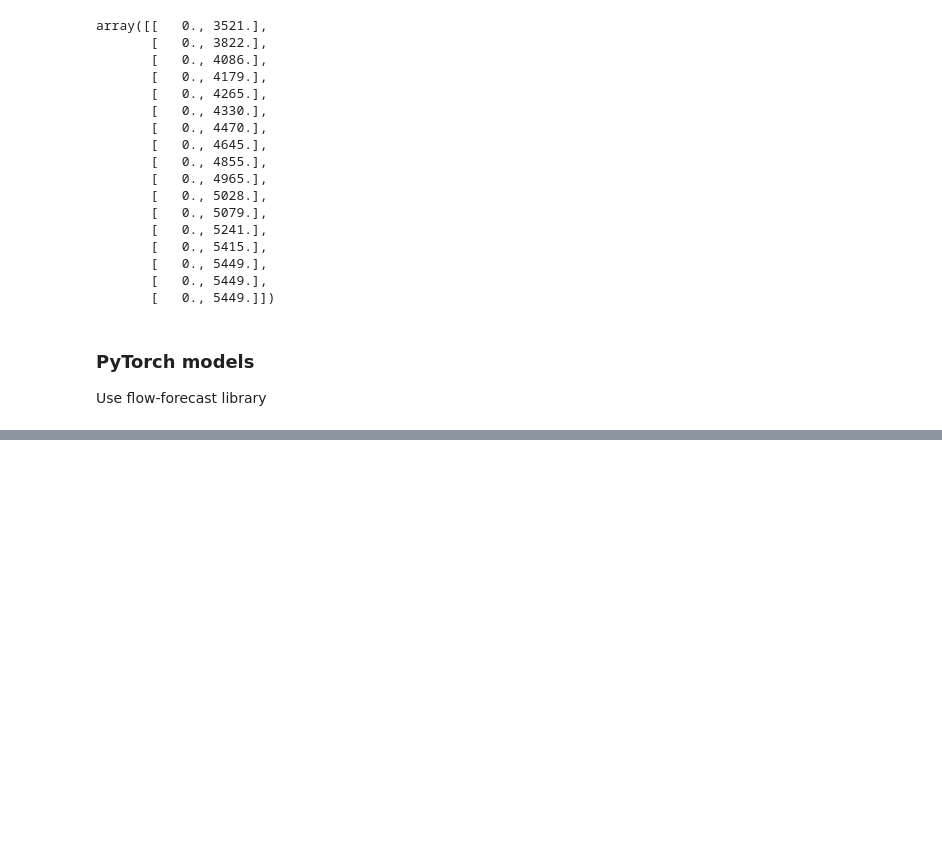
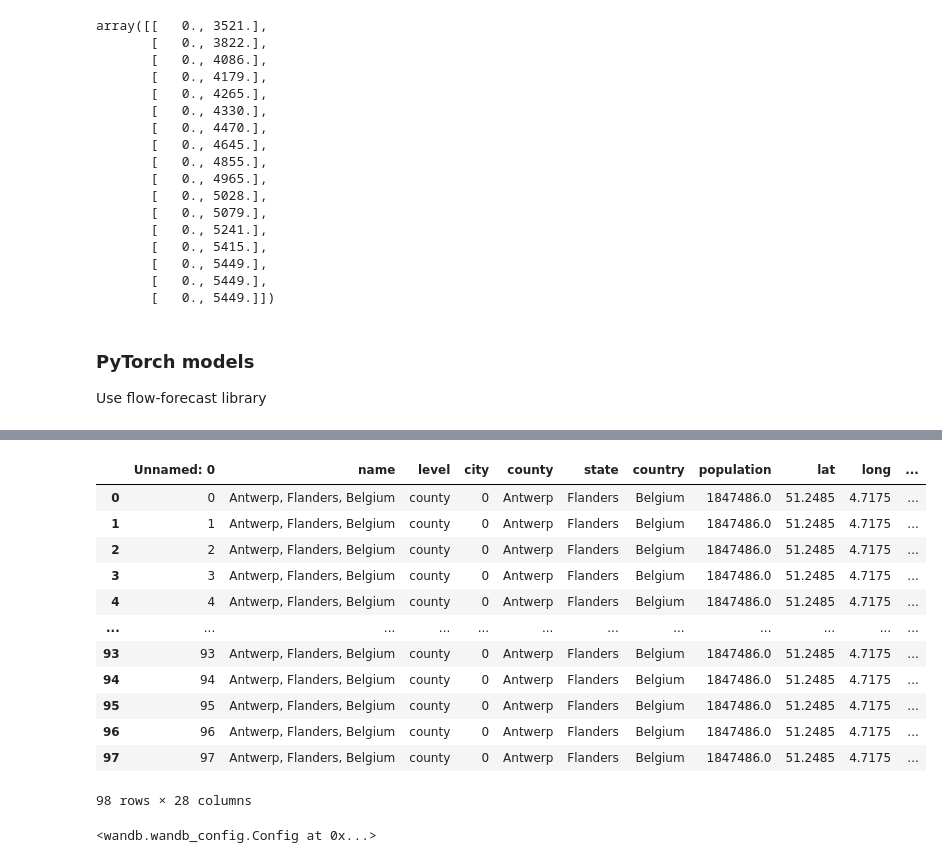
Before and after one commit to CoronaWhy/task-ts, a Jupyter notebook: notebooks/CoronaLSTM.ipynb, the cells around one changed output, grey strips where cells are left out. Cells and saved outputs as stored; diff of their text form; code cells hidden in the pictures; blank space fills up the shorter version.

```diff
--- a/notebooks/CoronaLSTM.ipynb
+++ b/notebooks/CoronaLSTM.ipynb
@@ -512,0 +599,20 @@ def make_config_file(wandb_config, file_path, df_len):
+# %%
+pd.read_csv("antwerp.csv")
+# %% [output]
+|  | Unnamed: 0 | name | level | city | county | state | country | population | lat | long | ... |
+| 0 | 0 | Antwerp, Flanders, Belgium | county | 0 | Antwerp | Flanders | Belgium | 1847486.0 | 51.2485 | 4.7175 | ... |
+| 1 | 1 | Antwerp, Flanders, Belgium | county | 0 | Antwerp | Flanders | Belgium | 1847486.0 | 51.2485 | 4.7175 | ... |
+| 2 | 2 | Antwerp, Flanders, Belgium | county | 0 | Antwerp | Flanders | Belgium | 1847486.0 | 51.2485 | 4.7175 | ... |
+| 3 | 3 | Antwerp, Flanders, Belgium | county | 0 | Antwerp | Flanders | Belgium | 1847486.0 | 51.2485 | 4.7175 | ... |
+| 4 | 4 | Antwerp, Flanders, Belgium | county | 0 | Antwerp | Flanders | Belgium | 1847486.0 | 51.2485 | 4.7175 | ... |
+| ... | ... | ... | ... | ... | ... | ... | ... | ... | ... | ... | ... |
+| 93 | 93 | Antwerp, Flanders, Belgium | county | 0 | Antwerp | Flanders | Belgium | 1847486.0 | 51.2485 | 4.7175 | ... |
+| 94 | 94 | Antwerp, Flanders, Belgium | county | 0 | Antwerp | Flanders | Belgium | 1847486.0 | 51.2485 | 4.7175 | ... |
+| 95 | 95 | Antwerp, Flanders, Belgium | county | 0 | Antwerp | Flanders | Belgium | 1847486.0 | 51.2485 | 4.7175 | ... |
+| 96 | 96 | Antwerp, Flanders, Belgium | county | 0 | Antwerp | Flanders | Belgium | 1847486.0 | 51.2485 | 4.7175 | ... |
+| 97 | 97 | Antwerp, Flanders, Belgium | county | 0 | Antwerp | Flanders | Belgium | 1847486.0 | 51.2485 | 4.7175 | ... |
+98 rows × 28 columns
+# %%
+wandb.config
+# %% [output]
+<wandb.wandb_config.Config at 0x...>
```
Also changed, not shown: parts of 10 cells of this notebook, 5 other files.
